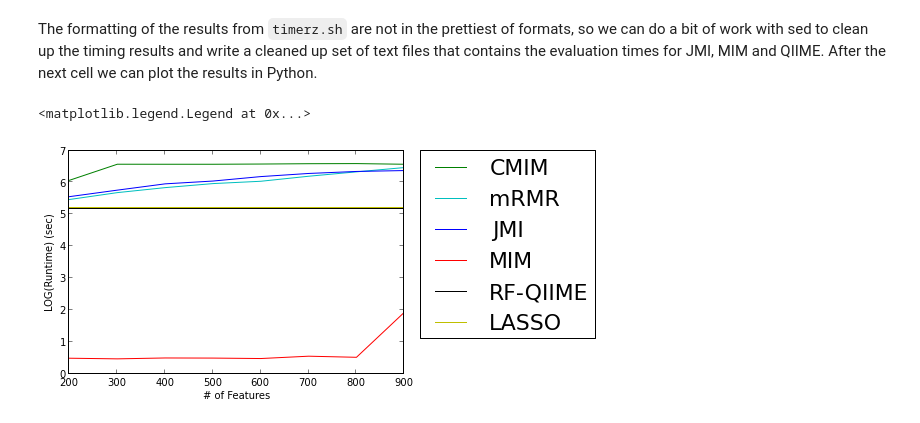
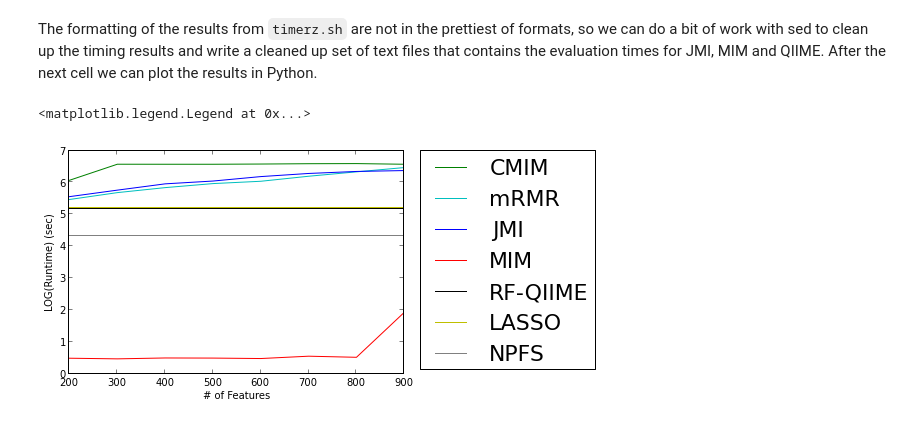
Before and after one commit to gditzler/MG-SubsetSelection, a Jupyter notebook: notebooks/FS-Times.ipynb, the cells around one changed output. Drawn from its saved outputs; the diff is of its cells as text; code cells hidden in the pictures.

```diff
--- a/notebooks/FS-Times.ipynb
+++ b/notebooks/FS-Times.ipynb
@@ -97,25 +105,27 @@ ls ../outputs/timerz/lasso.time \
 # %%
 X = np.array(range(100,1000,100))
 mim_times = np.array([float(x) for x in open("../outputs/timerz/all-mim.txt","U").read()[:-1].split("\n")])
 jmi_times = np.array([float(x) for x in open("../outputs/timerz/all-jmi.txt","U").read()[:-1].split("\n")])
 cmim_times = np.array([float(x) for x in open("../outputs/timerz/all-cmim.txt","U").read()[:-1].split("\n")])
 mrmr_times = np.array([float(x) for x in open("../outputs/timerz/all-mrmr.txt","U").read()[:-1].split("\n")])
 qiime_times = np.ones(X.shape)*np.array([float(x) for x in open("../outputs/timerz/qiime.txt","U").read()[:-1].split("\n")])[0]
 lasso_times = np.ones(X.shape)*np.array([float(x) for x in open("../outputs/timerz/lasso2.txt","U").read()[:-1].split("\n")])[0]
+npfs_times = np.ones(X.shape)*np.array([float(x) for x in open("../outputs/timerz/npfs2.txt","U").read()[:-1].split("\n")])[0]
 
 #plt.plot(X, jmi_times, label="JMI", c="b")
 #plt.plot(X, mim_times, label="MIM", c="r")
 #plt.plot(X, qiime_times, label="RF-QIIME", c="k")
 plt.plot(X[1:], np.log(cmim_times)[1:], label="CMIM", c="g")
 plt.plot(X[1:], np.log(mrmr_times)[1:], label="mRMR", c="c")
 plt.plot(X[1:], np.log(jmi_times)[1:], label="JMI", c="b")
 plt.plot(X[1:], np.log(mim_times)[1:], label="MIM", c="r")
 plt.plot(X[1:], np.log(qiime_times)[1:], label="RF-QIIME", c="k")
 plt.plot(X[1:], np.log(lasso_times)[1:], label="LASSO", c="y")
+plt.plot(X[1:], np.log(npfs_times)[1:], label="NPFS", color=".5")
 plt.xlabel('# of Features')
 plt.ylabel('LOG(Runtime) (sec)')
 plt.legend(bbox_to_anchor=(1.05, 1), loc=2, borderaxespad=0., prop={'size':22})
 # NOTE THAT QIIME IS JUST PLOTTED AS A FUNCTION OF FEATURES FOR DEMO PURPOSES
 # %% [output]
 <matplotlib.legend.Legend at 0x...>
-[figure, old version]
+[figure, new version]
```
Also changed, not shown: parts of 1 cell of this notebook.
